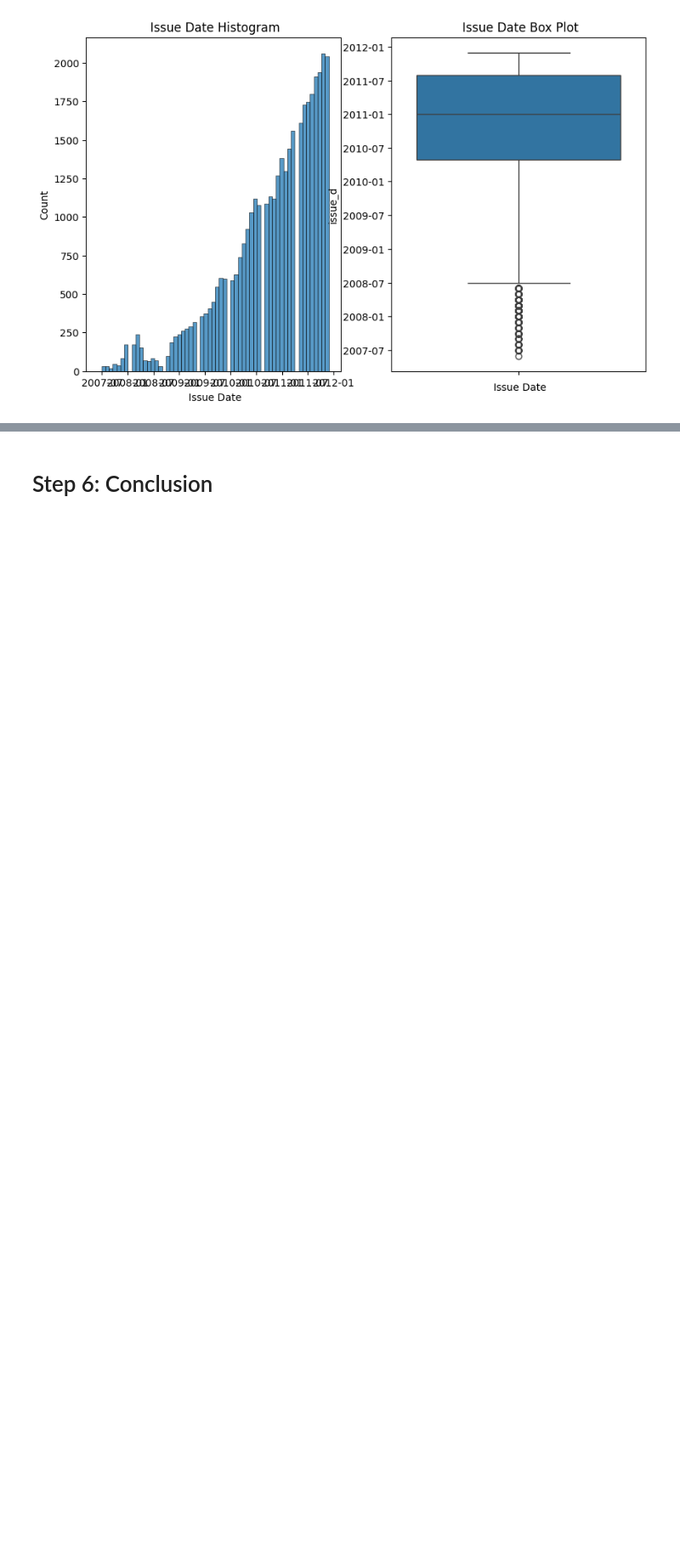
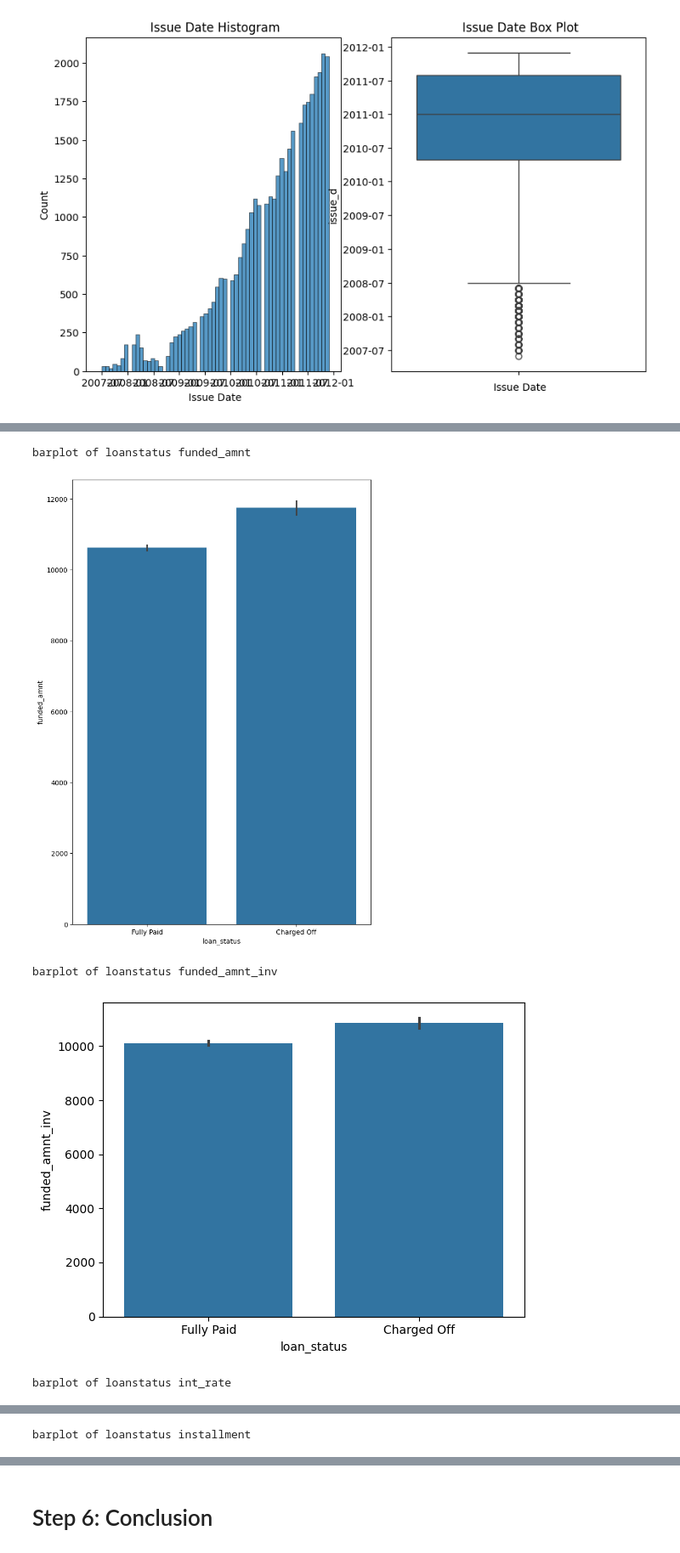
Before and after one commit to balu337/LendingClubRepo, a Jupyter notebook: LC_v1.ipynb, the cells around one changed output, grey strips where cells are left out. Shown at 85% size. Saved outputs shown, nothing was run; the diff lists cells and outputs as text; code cells hidden in the pictures; blank space fills up the shorter version.

```diff
--- a/LC_v1.ipynb
+++ b/LC_v1.ipynb
@@ -1134,0 +684,13 @@ Commiting at 12.10
+# %%
+#For numerical vs categorical variables
+plt.figure(figsize=(8,12))
+for col in num_cols:
+    print("barplot of loanstatus",col)
+    sns.barplot(x=df1['loan_status'],y=df1[col])
+    plt.show()
+# %% [output]
+barplot of loanstatus funded_amnt
+[figure, added]
+barplot of loanstatus funded_amnt_inv
+[figure, added]
+barplot of loanstatus int_rate
@@ -1134,0 +698 @@ Commiting at 12.10
+barplot of loanstatus installment
```
Also changed, not shown: parts of 101 cells of this notebook.
